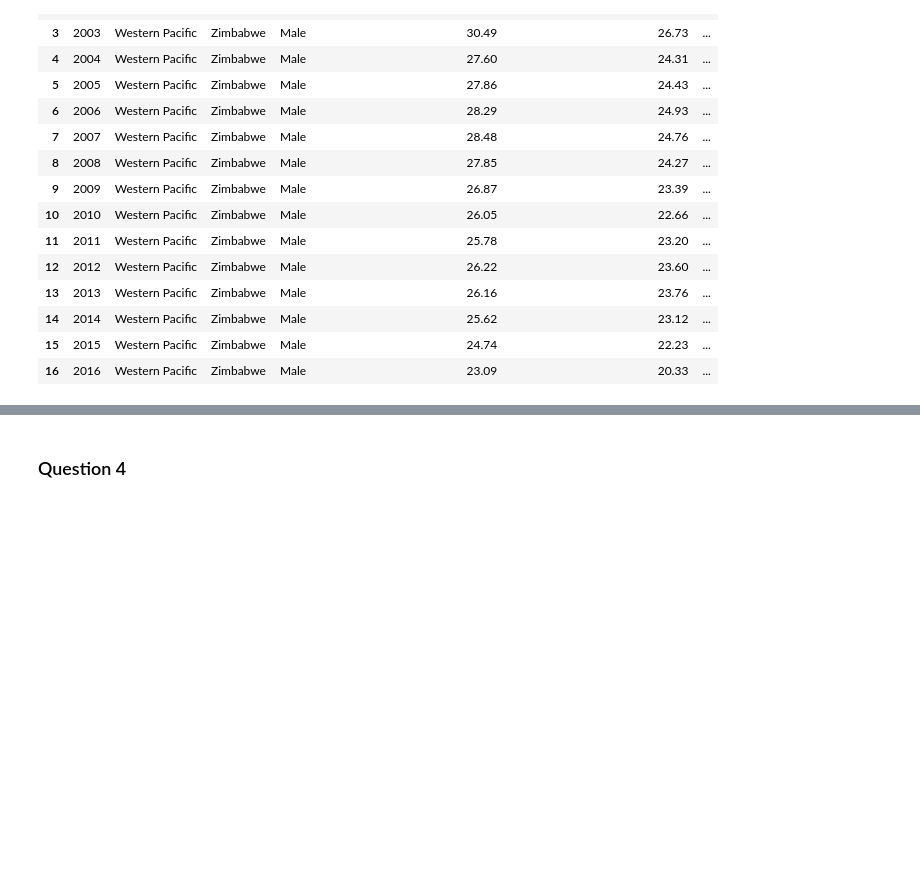
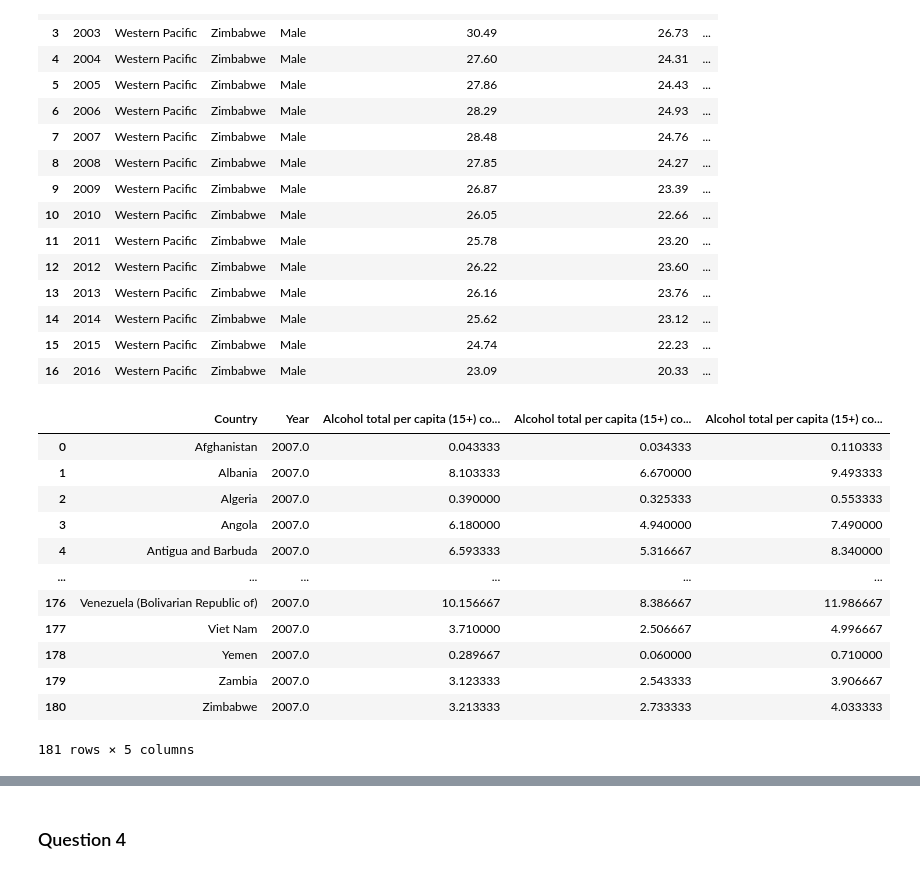
Before and after one commit to akirato0223/CS216_Project, a Jupyter notebook: Project Prototype/ProjectPrototypeAkira.ipynb, the cells around one changed output, grey strips where cells are left out. Saved outputs shown, nothing was run; the diff lists cells and outputs as text; code cells hidden in the pictures; blank space fills up the shorter version.

```diff
--- a/Project Prototype/ProjectPrototypeAkira.ipynb
+++ b/Project Prototype/ProjectPrototypeAkira.ipynb
@@ -165,3 +165,30 @@ YearAlcoholMax
 | 14 | 2014 | Western Pacific | Zimbabwe | Male | 25.62 | 23.12 | ... |
 | 15 | 2015 | Western Pacific | Zimbabwe | Male | 24.74 | 22.23 | ... |
 | 16 | 2016 | Western Pacific | Zimbabwe | Male | 23.09 | 20.33 | ... |
+# %%
+alcdata_2003 = Alcohol[Alcohol["Year"] == 2003]
+alcdata_2007 = Alcohol[Alcohol["Year"] == 2007]
+
+
+alcdata_2003 = alcdata_2003.groupby("Country").mean().reset_index()
+
+
+alcdata_2007 = alcdata_2007.groupby("Country").mean().reset_index()
+
+alcdata_2007
+
+# alcdata_2003["Alcohol total per capita (15+) consumption in liters (numeric)"] < alcdata_2007["Alcohol total per capita (15+) consumption in liters (numeric)"]
+# %% [output]
+|  | Country | Year | Alcohol total per capita (15+) co... | Alcohol total per capita (15+) co... | Alcohol total per capita (15+) co... |
+| 0 | Afghanistan | 2007.0 | 0.043333 | 0.034333 | 0.110333 |
+| 1 | Albania | 2007.0 | 8.103333 | 6.670000 | 9.493333 |
+| 2 | Algeria | 2007.0 | 0.390000 | 0.325333 | 0.553333 |
+| 3 | Angola | 2007.0 | 6.180000 | 4.940000 | 7.490000 |
+| 4 | Antigua and Barbuda | 2007.0 | 6.593333 | 5.316667 | 8.340000 |
+| ... | ... | ... | ... | ... | ... |
+| 176 | Venezuela (Bolivarian Republic of) | 2007.0 | 10.156667 | 8.386667 | 11.986667 |
+| 177 | Viet Nam | 2007.0 | 3.710000 | 2.506667 | 4.996667 |
+| 178 | Yemen | 2007.0 | 0.289667 | 0.060000 | 0.710000 |
+| 179 | Zambia | 2007.0 | 3.123333 | 2.543333 | 3.906667 |
+| 180 | Zimbabwe | 2007.0 | 3.213333 | 2.733333 | 4.033333 |
+181 rows × 5 columns
```
Also changed, not shown: parts of 3 cells of this notebook.
